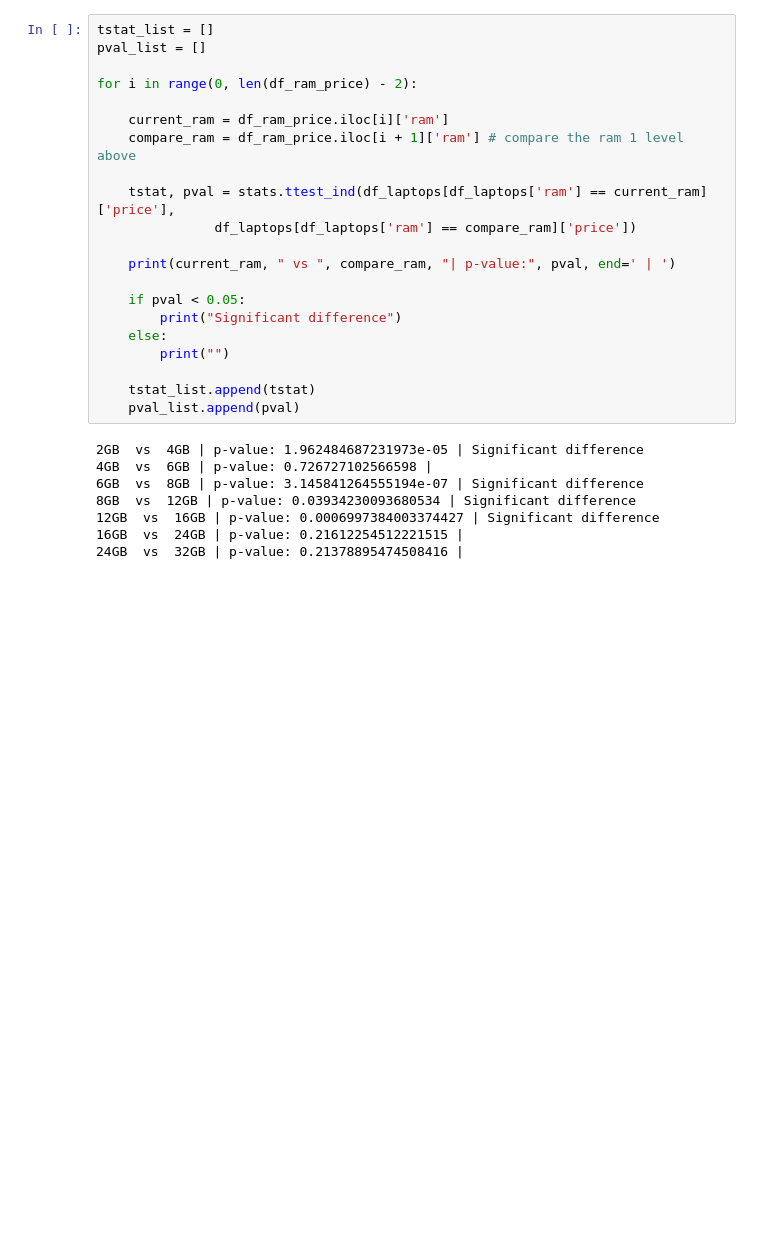
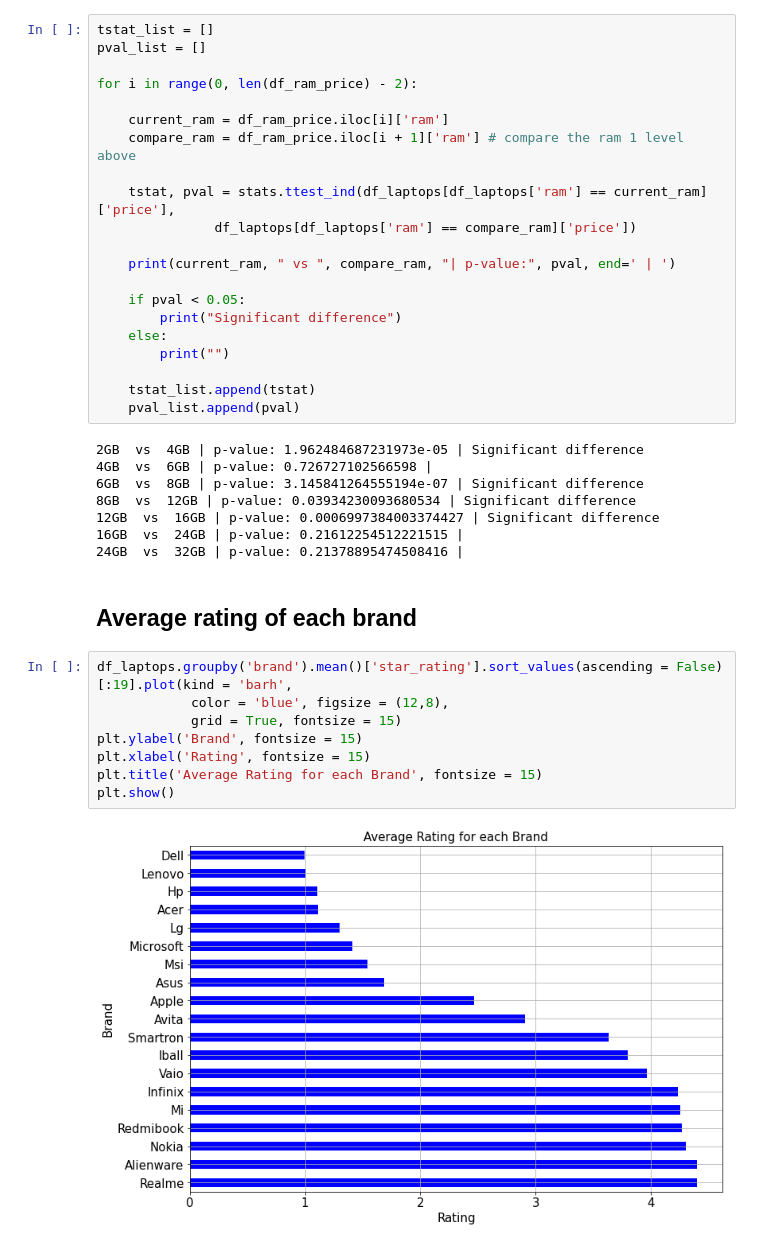
Before and after one commit to jason-9601/DATAPRE-Final, a Jupyter notebook: DATAPRE Final.ipynb, the cells around one changed output. Saved outputs shown, nothing was run; the diff lists cells and outputs as text; blank space fills up the shorter version.

Commit message:
average rating of each available brand

```diff
--- a/DATAPRE Final.ipynb
+++ b/DATAPRE Final.ipynb
@@ -941,3 +942,15 @@ for i in range(0, len(df_ram_price) - 2):
 12GB  vs  16GB | p-value: 0.0006997384003374427 | Significant difference
 16GB  vs  24GB | p-value: 0.21612254512221515 |
 24GB  vs  32GB | p-value: 0.21378895474508416 |
+# %% [markdown]
+## Average rating of each brand
+# %%
+df_laptops.groupby('brand').mean()['star_rating'].sort_values(ascending = False)[:19].plot(kind = 'barh',
+            color = 'blue', figsize = (12,8),
+            grid = True, fontsize = 15)
+plt.ylabel('Brand', fontsize = 15)
+plt.xlabel('Rating', fontsize = 15)
+plt.title('Average Rating for each Brand', fontsize = 15)
+plt.show()
+# %% [output]
+[figure, added]
```
Also changed, not shown: parts of 1 cell of this notebook.
